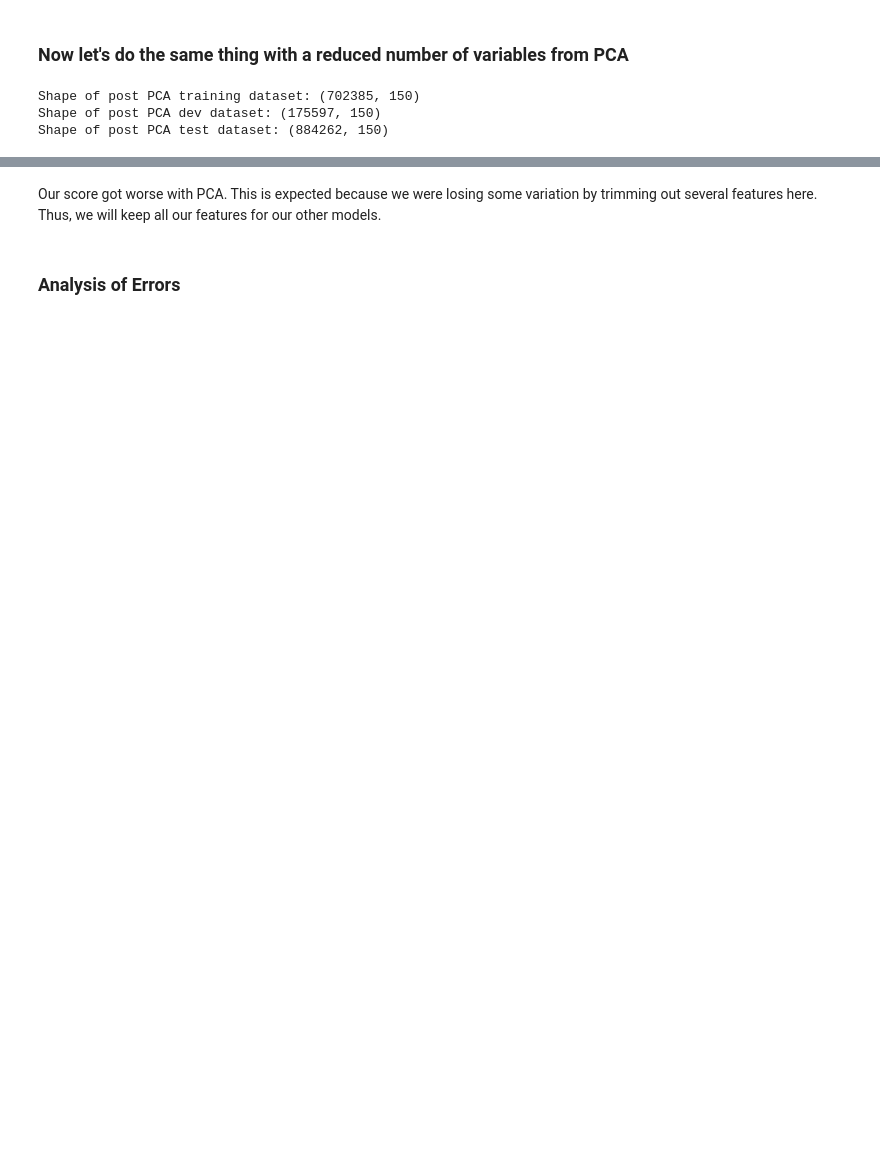
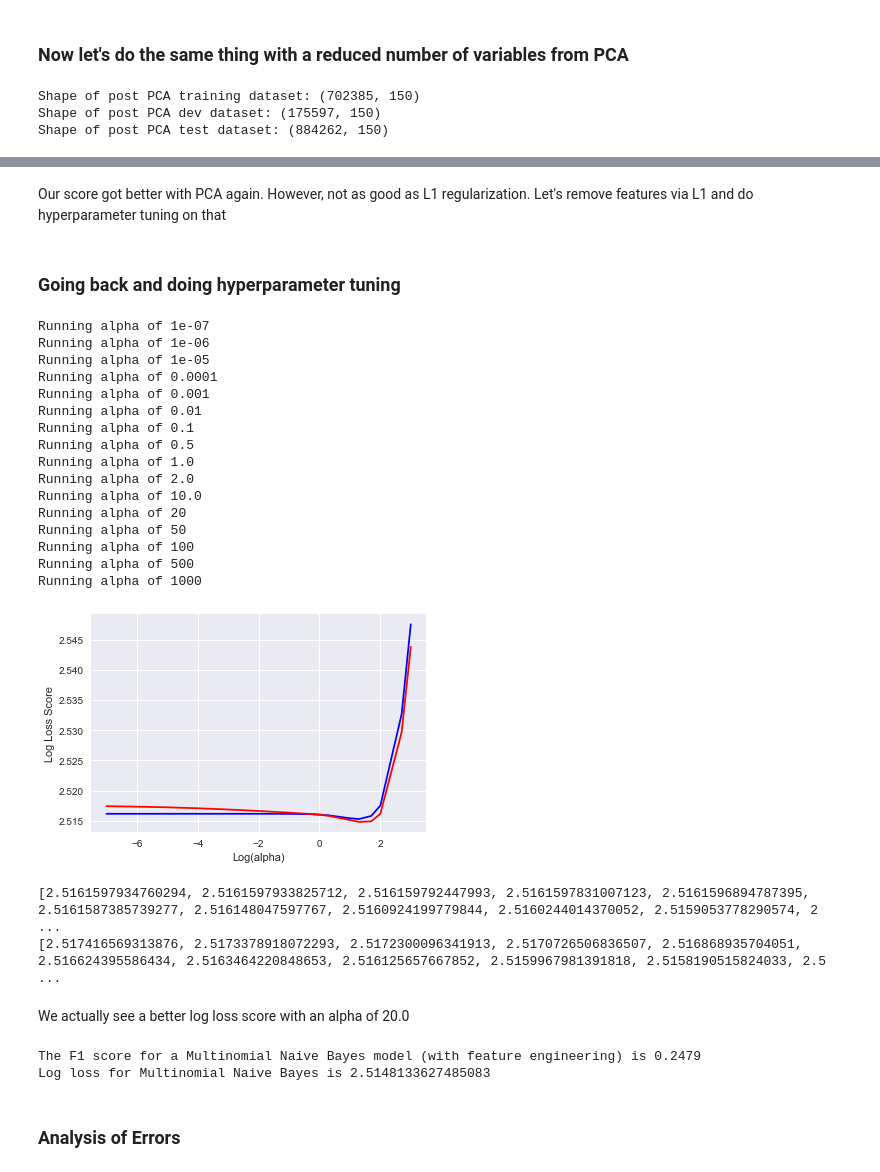
Before and after one commit to suhasgupta791/MIDS_W207_Final_Project, a Jupyter notebook: SuhasGupta_NehaKumar_SecondSubmission_finalproject.ipynb, the cells around one changed output, grey strips where cells are left out. Cells and saved outputs as stored; diff of their text form; code cells hidden in the pictures; blank space fills up the shorter version.

```diff
--- a/SuhasGupta_NehaKumar_SecondSubmission_finalproject.ipynb
+++ b/SuhasGupta_NehaKumar_SecondSubmission_finalproject.ipynb
@@ -983,5 +997,71 @@ The Log-Loss score for a Multinomial Native Bayes model (with feature engineerin
-# %% [markdown]
-Our score got worse with PCA. This is expected because we were losing some variation by trimming out several features here. Thus, we will keep all our features for our other models.
+# %% [markdown]
+Our score got better with PCA again. However, not as good as L1 regularization. Let's remove features via L1 and do hyperparameter tuning on that
+# %% [markdown]
+### Going back and doing hyperparameter tuning
+# %%
+# For V2 data
+
+train_scores = []
+dev_scores = []
+
+alphas = [0.0000001, 0.000001, 0.00001, 0.0001, 0.001, 0.01, 0.1, 0.5, 1.0, 2.0, 10.0,20,50,100,500,1000]
+for a in alphas:
+    print('Running alpha of',a)
+    mnb_v2 = MultinomialNB(alpha = a)
+    train_predict = mnb_v2.fit(all_feature_sets_train[0], train_labels_v2).predict_proba(all_feature_sets_train[0])
+    train_score = metrics.log_loss(train_labels_v2, train_predict)
+    train_scores.append(train_score)
+    dev_predict = mnb_v2.predict_proba(all_feature_sets_dev[0])
+    dev_score = metrics.log_loss(dev_labels_v2,dev_predict)
+    dev_scores.append(dev_score)
+
+
+# Plotting log loss scores
+plt.plot(np.log10(alphas),train_scores, 'blue')
+plt.plot(np.log10(alphas),dev_scores, 'red')
+plt.xlabel('Log(alpha)')
+plt.ylabel('Log Loss Score')
+plt.show()
+
+# Print outputs
+print(train_scores)
+print(dev_scores)
+# %% [output]
+Running alpha of 1e-07
+Running alpha of 1e-06
+Running alpha of 1e-05
+Running alpha of 0.0001
+Running alpha of 0.001
+Running alpha of 0.01
+Running alpha of 0.1
+Running alpha of 0.5
+Running alpha of 1.0
+Running alpha of 2.0
+Running alpha of 10.0
+Running alpha of 20
+Running alpha of 50
+Running alpha of 100
+Running alpha of 500
+Running alpha of 1000
+[figure, added]
+[2.5161597934760294, 2.5161597933825712, 2.516159792447993, 2.5161597831007123, 2.5161596894787395, 2.5161587385739277, 2.516148047597767, 2.5160924199779844, 2.5160244014370052, 2.5159053778290574, 2 ...
+[2.517416569313876, 2.5173378918072293, 2.5172300096341913, 2.5170726506836507, 2.516868935704051, 2.516624395586434, 2.5163464220848653, 2.516125657667852, 2.5159967981391818, 2.5158190515824033, 2.5 ...
+# %% [markdown]
+We actually see a better log loss score with an alpha of 20.0
+# %%
+# For V2 data, after removing coefficients from L1 regularization
+
+mnb_final = MultinomialNB(alpha = 20.0)
+mnb_final.fit(all_feature_sets_train[0], train_labels_v2)
+pred_labels_final = mnb_final.predict(all_feature_sets_dev[0])
+mnb_final_score = metrics.f1_score(dev_labels_v2, pred_labels_final, average = 'micro')
+mnb_final_log_loss = metrics.log_loss(dev_labels_v2, mnb_final.predict_proba(all_feature_sets_dev[0]))
+
+print('The F1 score for a Multinomial Naive Bayes model (with feature engineering) is {fm}'.format(fm=round(mnb_final_score,4)))
+print("Log loss for Multinomial Naive Bayes is {fm}".format(fm=mnb_final_log_loss))
+# %% [output]
+The F1 score for a Multinomial Naive Bayes model (with feature engineering) is 0.2479
+Log loss for Multinomial Naive Bayes is 2.5148133627485083
 # %% [markdown]
 ### Analysis of Errors
 # %%
```
Also changed, not shown: parts of 24 cells of this notebook.
